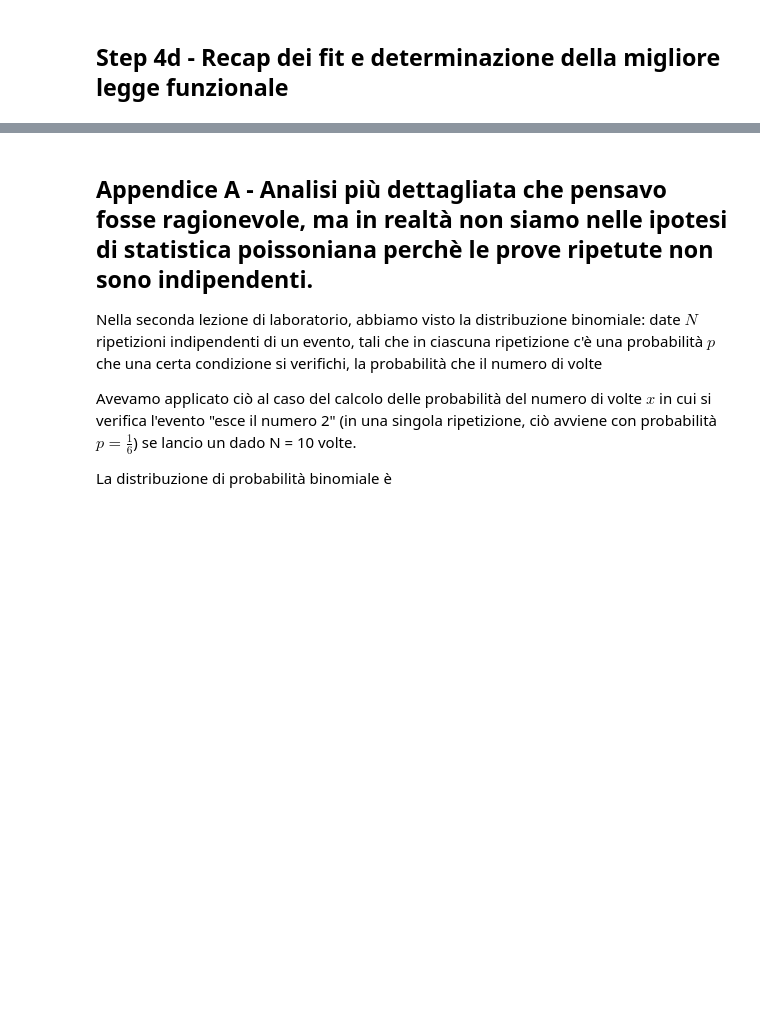
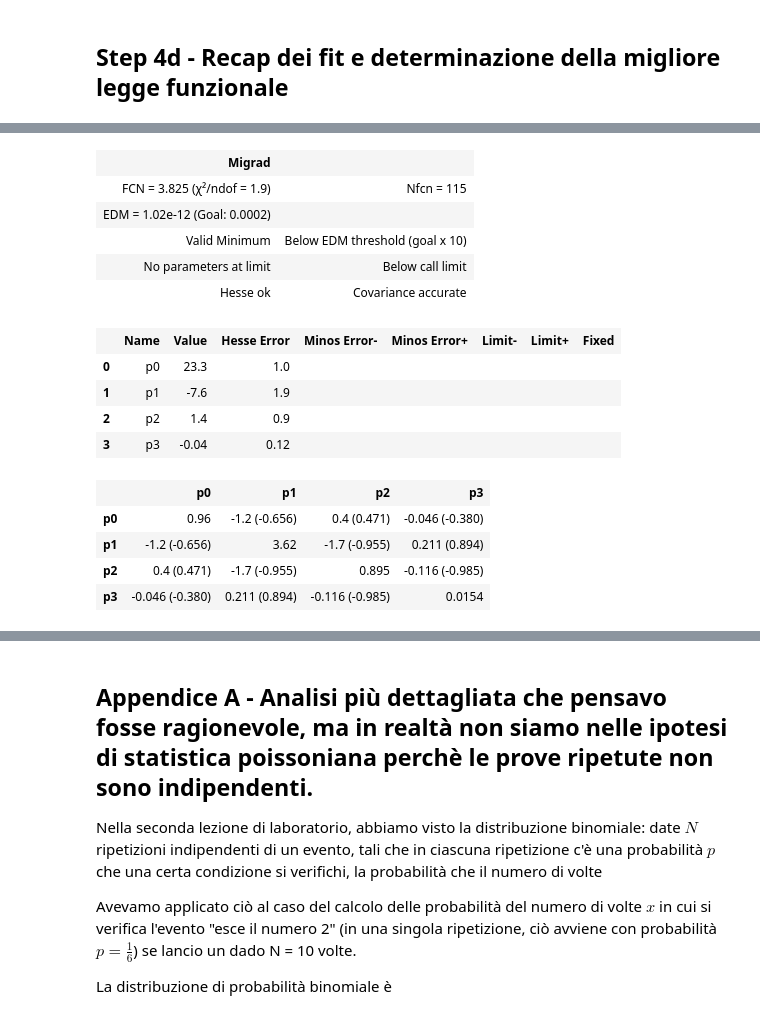
Before and after one commit to cerasole/EnvironmentalRadioactivity, a Jupyter notebook: Notebooks/Presenze.ipynb, the cells around one changed output, grey strips where cells are left out. Drawn from its saved outputs; the diff is of its cells as text; code cells hidden in the pictures; blank space fills up the shorter version.

```diff
--- a/Notebooks/Presenze.ipynb
+++ b/Notebooks/Presenze.ipynb
@@ -677,0 +692,22 @@ ax.set_xlabel("Incontro");
+# %%
+lsq4=LeastSquares(incontri, presenze, presenze_err, f_4)
+m4=Minuit(lsq4, p0=30, p1=0, p2=0.4, p3=-0.3)
+m4.migrad()
+m4.hesse()
+# %% [output]
+| Migrad |  |
+| FCN = 3.825 (χ²/ndof = 1.9) | Nfcn = 115 |
+| EDM = 1.02e-12 (Goal: 0.0002) |  |
+| Valid Minimum | Below EDM threshold (goal x 10) |
+| No parameters at limit | Below call limit |
+| Hesse ok | Covariance accurate |
+|  | Name | Value | Hesse Error | Minos Error- | Minos Error+ | Limit- | Limit+ | Fixed |
+| 0 | p0 | 23.3 | 1.0 |  |  |  |  |  |
+| 1 | p1 | -7.6 | 1.9 |  |  |  |  |  |
+| 2 | p2 | 1.4 | 0.9 |  |  |  |  |  |
+| 3 | p3 | -0.04 | 0.12 |  |  |  |  |  |
+|  | p0 | p1 | p2 | p3 |
+| p0 | 0.96 | -1.2 (-0.656) | 0.4 (0.471) | -0.046 (-0.380) |
+| p1 | -1.2 (-0.656) | 3.62 | -1.7 (-0.955) | 0.211 (0.894) |
+| p2 | 0.4 (0.471) | -1.7 (-0.955) | 0.895 | -0.116 (-0.985) |
+| p3 | -0.046 (-0.380) | 0.211 (0.894) | -0.116 (-0.985) | 0.0154 |
```
Also changed, not shown: parts of 5 cells of this notebook.
